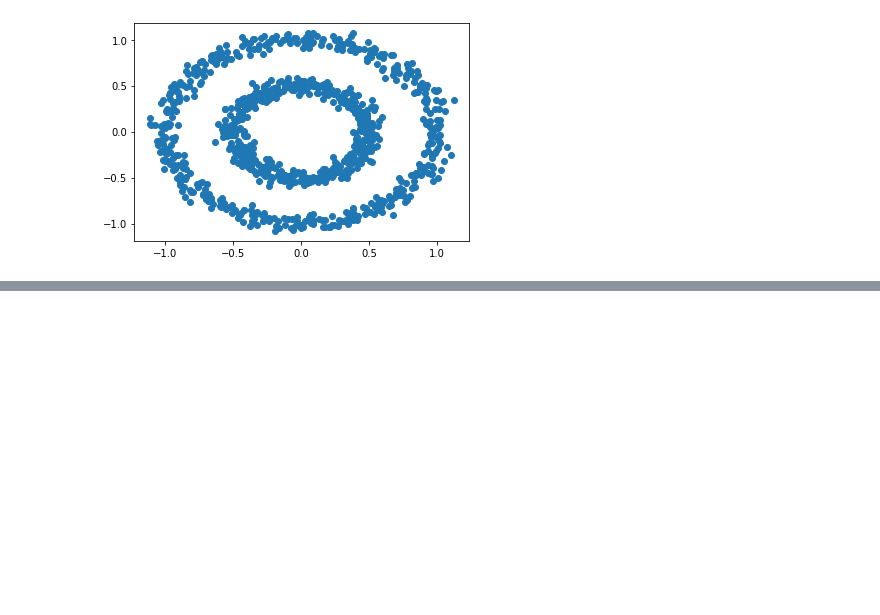
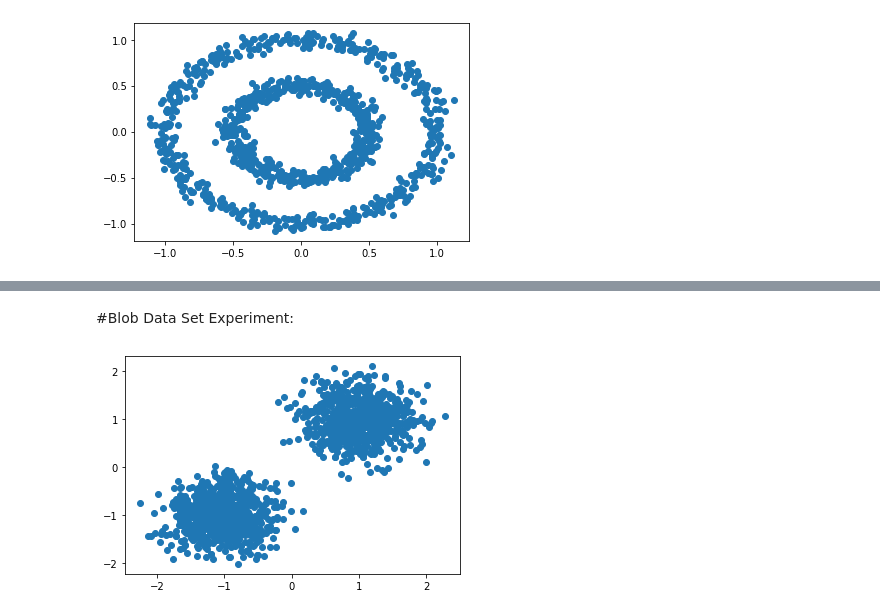
Before and after one commit to cr21/Unsupervised-Machine-Learning-Clustering, a Jupyter notebook: DensityClusters.ipynb, the cells around one changed output, grey strips where cells are left out. Drawn from its saved outputs; the diff is of its cells as text; code cells hidden in the pictures; blank space fills up the shorter version.

Commit message:
Density based clustering for Blob Dataset

```diff
--- a/DensityClusters.ipynb
+++ b/DensityClusters.ipynb
@@ -235,0 +222,10 @@ for min_pts in minPts:
+# %% [markdown]
+#Blob Data Set Experiment:
+# %%
+blobpoints, blobdata = loadDataset("blobs.csv")
+# plot row blob data points to look into data set
+# plot data set
+plt.scatter([point[0] for point in blobpoints.tolist()], [point[1] for point in blobpoints.tolist()])
+plt.show()
+# %% [output]
+[figure, added]
```
Also changed, not shown: parts of 4 cells of this notebook.
